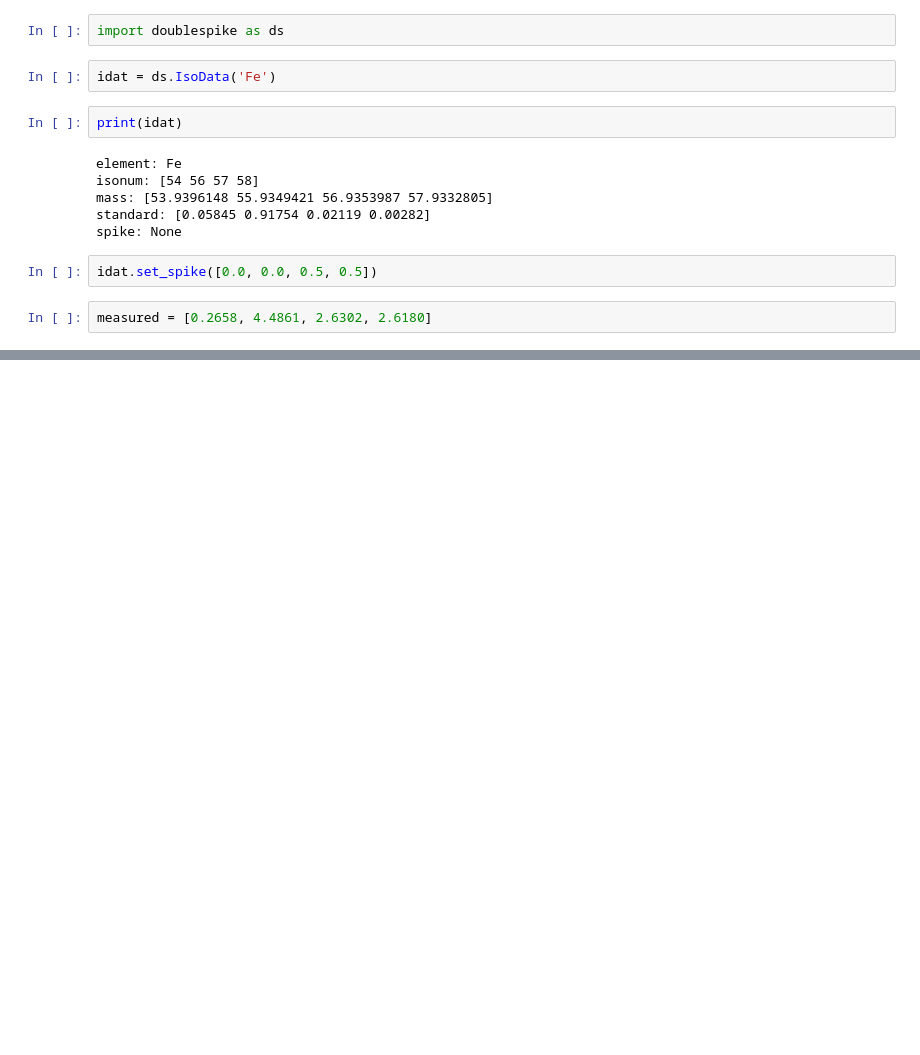
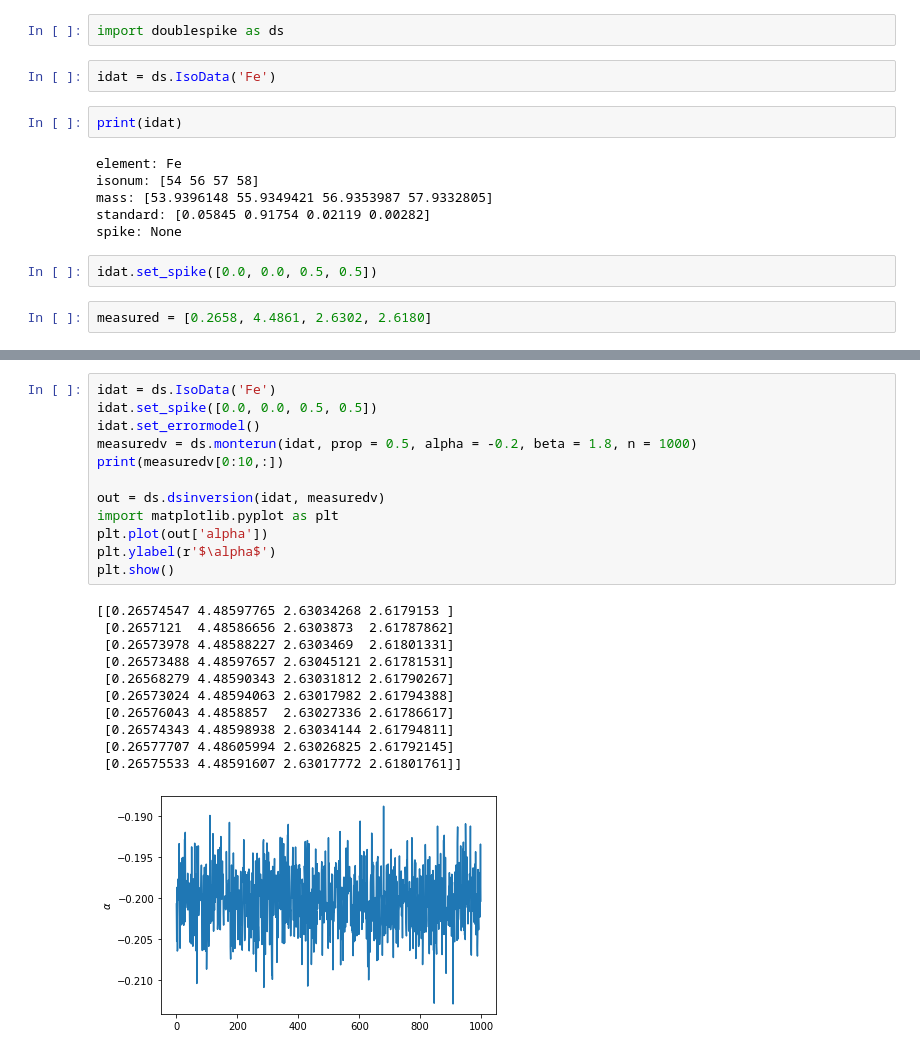
Before and after one commit to johnrudge/pyspike, a Jupyter notebook: testing.ipynb, the cells around one changed output, grey strips where cells are left out. Drawn from its saved outputs; the diff is of its cells as text; blank space fills up the shorter version.

```diff
--- a/testing.ipynb
+++ b/testing.ipynb
@@ -64,0 +105,24 @@ class IsoData(builtins.object)
+# %%
+idat = ds.IsoData('Fe')
+idat.set_spike([0.0, 0.0, 0.5, 0.5])
+idat.set_errormodel()
+measuredv = ds.monterun(idat, prop = 0.5, alpha = -0.2, beta = 1.8, n = 1000)
+print(measuredv[0:10,:])
+
+out = ds.dsinversion(idat, measuredv)
+import matplotlib.pyplot as plt
+plt.plot(out['alpha'])
+plt.ylabel(r'$\alpha$')
+plt.show()
+# %% [output]
+[[0.26574547 4.48597765 2.63034268 2.6179153 ]
+ [0.2657121  4.48586656 2.6303873  2.61787862]
+ [0.26573978 4.48588227 2.6303469  2.61801331]
+ [0.26573488 4.48597657 2.63045121 2.61781531]
+ [0.26568279 4.48590343 2.63031812 2.61790267]
+ [0.26573024 4.48594063 2.63017982 2.61794388]
+ [0.26576043 4.4858857  2.63027336 2.61786617]
+ [0.26574343 4.48598938 2.63034144 2.61794811]
+ [0.26577707 4.48605994 2.63026825 2.61792145]
+ [0.26575533 4.48591607 2.63017772 2.61801761]]
+[figure, added]
```
Also changed, not shown: parts of 8 cells of this notebook, 5 other files.
